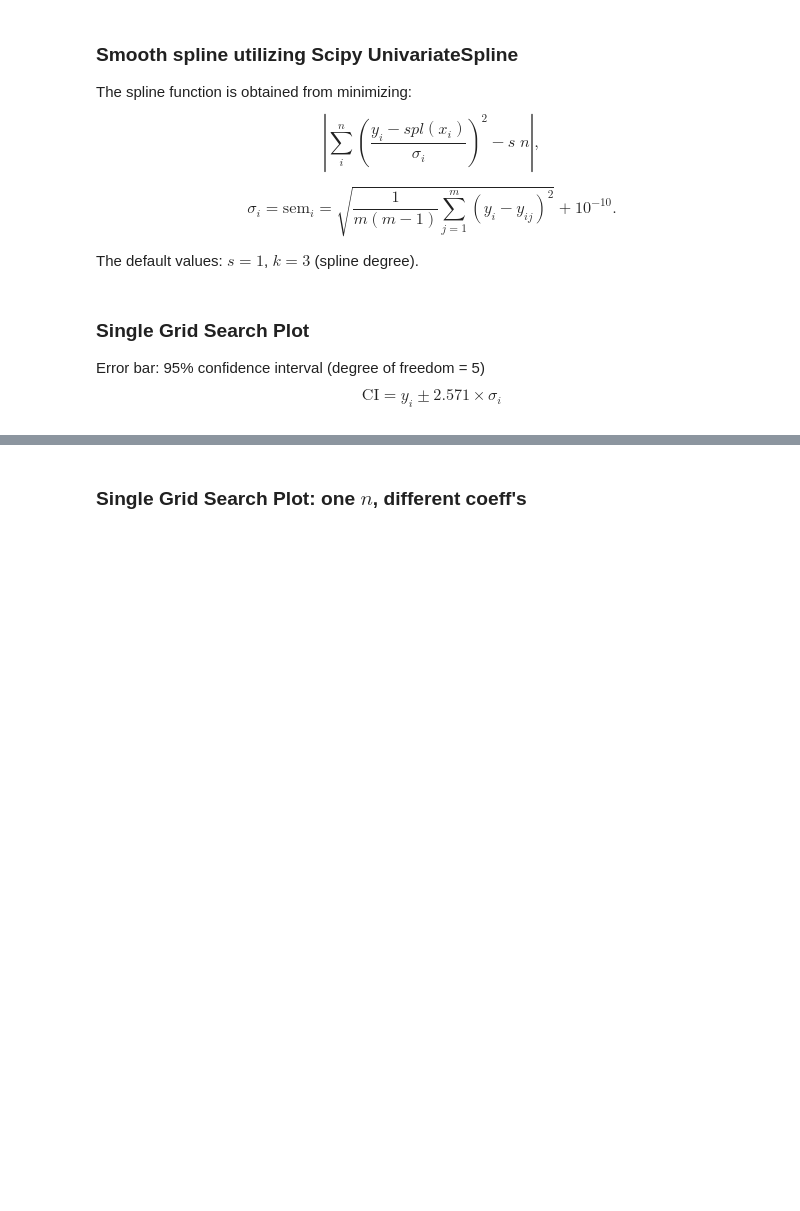
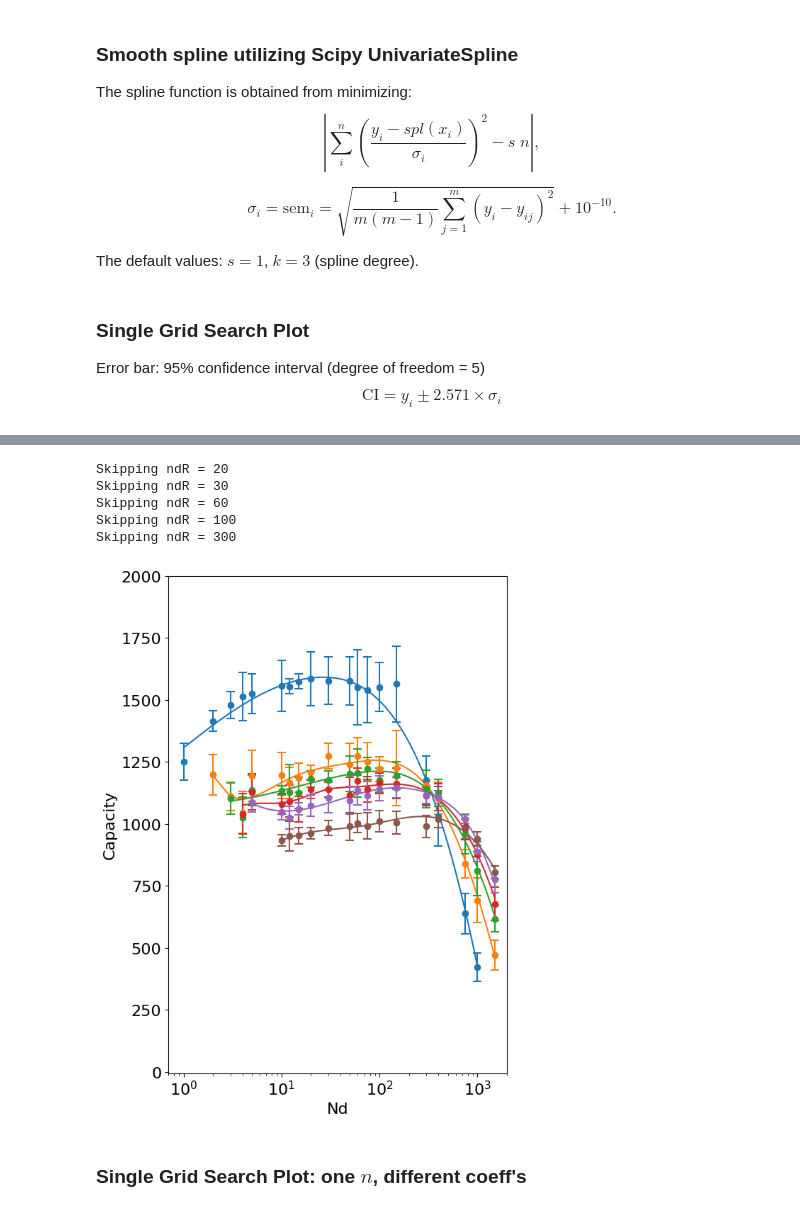
Before and after one commit to Cai-Fangxu/dendrite_familiarity_detection, a Jupyter notebook: common_data_processing/capacity_plots.ipynb, the cells around one changed output, grey strips where cells are left out. Saved outputs shown, nothing was run; the diff lists cells and outputs as text; code cells hidden in the pictures; blank space fills up the shorter version.

```diff
--- a/common_data_processing/capacity_plots.ipynb
+++ b/common_data_processing/capacity_plots.ipynb
@@ -130,3 +131,70 @@ Skipping ndR = 300
+# %%
+plt.figure(figsize=(6, 8))
+
+for ndR_idx, ndR_value in enumerate(ndRlist):
+# for ndR_idx, ndR_value in enumerate([1, 2, 3, 4, 5, 10]):
+    subset = df[df['ndR'] == ndR_value]
+    subset= subset.loc[subset.groupby(['capacity', 'nd'])['b'].idxmax()]
+    subset = subset.sort_values("nd")
+    max_nd = subset['nd'].max()
+    min_nd = subset['nd'].min()
+    try:
+        nd_plot_list = np.linspace(min_nd, max_nd, int(max_nd-min_nd))
+    except:
+        print("Skipping ndR =", ndR_value)
+    try:
+        xs = np.log(subset['nd'].to_numpy())
+        ys = subset['capacity'].to_numpy()
+        y_sem = subset['sem'].to_numpy()
+        spline = smooth_spline(np.log(subset['nd'].to_numpy()), subset['capacity'].to_numpy(), y_sem)
+        fitted_capacity = spline(np.log(nd_plot_list))
+
+        # print(spline.get_coeffs())
+
+        plt.plot(nd_plot_list, fitted_capacity, label=f"{ndR_value}", c=f"C{ndR_idx}")
+    except: pass
+
+    plt.errorbar(
+        x=subset['nd'],
+        y=subset['capacity'],
+        yerr=2.571*subset['sem'],
+        fmt='o',
+        capsize=4,
+        capthick=1.5,
+        elinewidth=1.5,
+        c=f"C{ndR_idx}"
+    )
+
+# Set x-axis to log scale
+plt.xscale('log')
+
+plt.xticks(fontsize=16)
+plt.yticks(fontsize=16)
+
+plt.ylim(-5, 2000)
+# plt.ylim(0, 800)
+plt.xlim(0.7, 2000)
+
+# Add labels and title
+plt.xlabel('Nd', fontsize=16)
+plt.ylabel('Capacity', fontsize=16)
+
+# Move legend outside the plot
+# plt.legend(bbox_to_anchor=(1.0, 1), loc='upper left', title='n', fontsize=16, title_fontsize=16)
+# plt.legend(bbox_to_anchor=(0.4, 0.5), title='n', fontsize=16, title_fontsize=16)
+
+# plt.title('w/ interaction, no nonlinearity', fontsize=16)
+
+# plt.savefig("../tmp_figures/capacity_vs_Nd_int_noNonlinearity.svg", bbox_inches='tight')
+
+plt.tight_layout()
+# %% [output]
+Skipping ndR = 20
+Skipping ndR = 30
+Skipping ndR = 60
+Skipping ndR = 100
+Skipping ndR = 300
+[figure, added]
 # %% [markdown]
 ### Single Grid Search Plot: one $n$, different coeff's
 # %%
```
Also changed, not shown: parts of 3 cells of this notebook, 21 other files.
